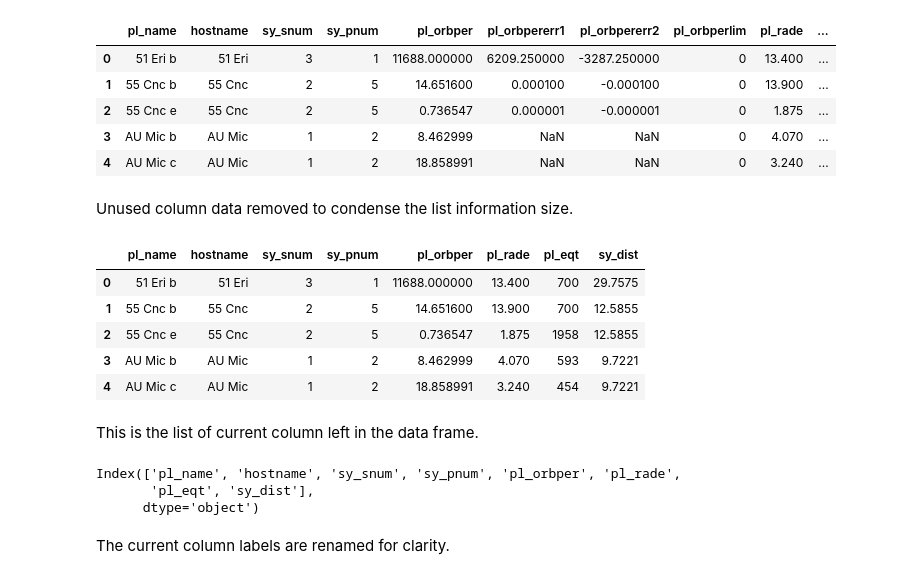
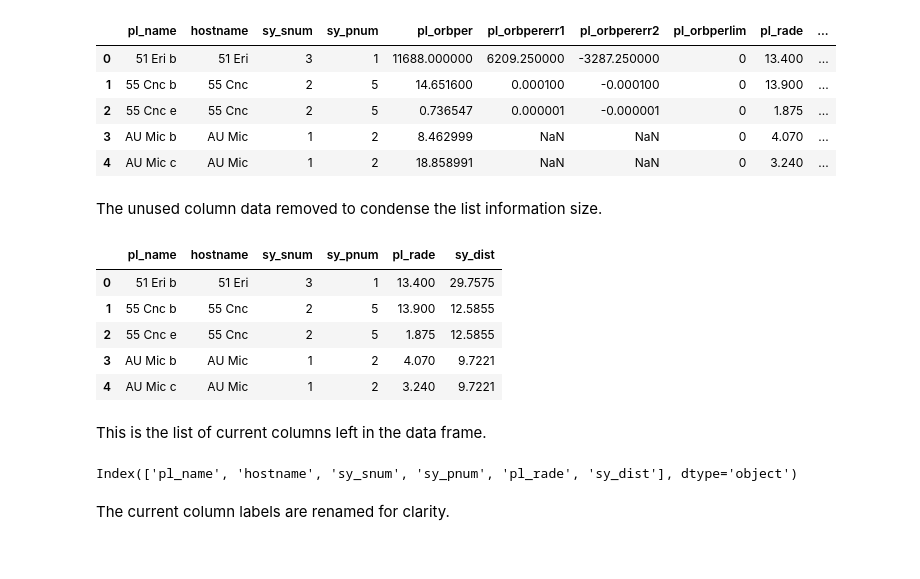
Before and after one commit to timothy7walker/GalaxyPlanetsandExoplanets, a Jupyter notebook: GalaxyPlanetsandExoplanets.ipynb, the cells around one changed output. Saved outputs shown, nothing was run; the diff lists cells and outputs as text; code cells hidden in the pictures.

```diff
--- a/GalaxyPlanetsandExoplanets.ipynb
+++ b/GalaxyPlanetsandExoplanets.ipynb
@@ -44,25 +44,23 @@ planetArch.head(5)
 | 3 | AU Mic b | AU Mic | 1 | 2 | 8.462999 | NaN | NaN | 0 | 4.070 | ... |
 | 4 | AU Mic c | AU Mic | 1 | 2 | 18.858991 | NaN | NaN | 0 | 3.240 | ... |
 # %% [markdown]
-Unused column data removed to condense the list information size.
+The unused column data removed to condense the list information size.
 # %%
-planetArch2 = planetArch.drop(columns = ["pl_orbpererr1", "pl_orbpererr2","pl_orbpererr2","pl_orbperlim","pl_radeerr1","pl_radeerr2","pl_radelim","pl_eqterr1","pl_eqterr2","pl_eqtlim","sy_disterr1","sy_disterr2"])
+planetArch2 = planetArch.drop(columns = ["pl_orbper","pl_orbpererr1", "pl_orbpererr2","pl_orbpererr2","pl_orbperlim","pl_radeerr1","pl_radeerr2","pl_radelim","pl_eqt","pl_eqterr1","pl_eqterr2","pl_eqtlim","sy_disterr1","sy_disterr2"])
 planetArch2.head()
 # %% [output]
-|  | pl_name | hostname | sy_snum | sy_pnum | pl_orbper | pl_rade | pl_eqt | sy_dist |
-| 0 | 51 Eri b | 51 Eri | 3 | 1 | 11688.000000 | 13.400 | 700 | 29.7575 |
-| 1 | 55 Cnc b | 55 Cnc | 2 | 5 | 14.651600 | 13.900 | 700 | 12.5855 |
-| 2 | 55 Cnc e | 55 Cnc | 2 | 5 | 0.736547 | 1.875 | 1958 | 12.5855 |
-| 3 | AU Mic b | AU Mic | 1 | 2 | 8.462999 | 4.070 | 593 | 9.7221 |
-| 4 | AU Mic c | AU Mic | 1 | 2 | 18.858991 | 3.240 | 454 | 9.7221 |
+|  | pl_name | hostname | sy_snum | sy_pnum | pl_rade | sy_dist |
+| 0 | 51 Eri b | 51 Eri | 3 | 1 | 13.400 | 29.7575 |
+| 1 | 55 Cnc b | 55 Cnc | 2 | 5 | 13.900 | 12.5855 |
+| 2 | 55 Cnc e | 55 Cnc | 2 | 5 | 1.875 | 12.5855 |
+| 3 | AU Mic b | AU Mic | 1 | 2 | 4.070 | 9.7221 |
+| 4 | AU Mic c | AU Mic | 1 | 2 | 3.240 | 9.7221 |
 # %% [markdown]
-This is the list of current column left in the data frame.
+This is the list of current columns left in the data frame.
 # %%
 planetArch2.columns
 # %% [output]
-Index(['pl_name', 'hostname', 'sy_snum', 'sy_pnum', 'pl_orbper', 'pl_rade',
-       'pl_eqt', 'sy_dist'],
-      dtype='object')
+Index(['pl_name', 'hostname', 'sy_snum', 'sy_pnum', 'pl_rade', 'sy_dist'], dtype='object')
 # %% [markdown]
 The current column labels are renamed for clarity.
 # %%
```
Also changed, not shown: parts of 8 cells of this notebook.
